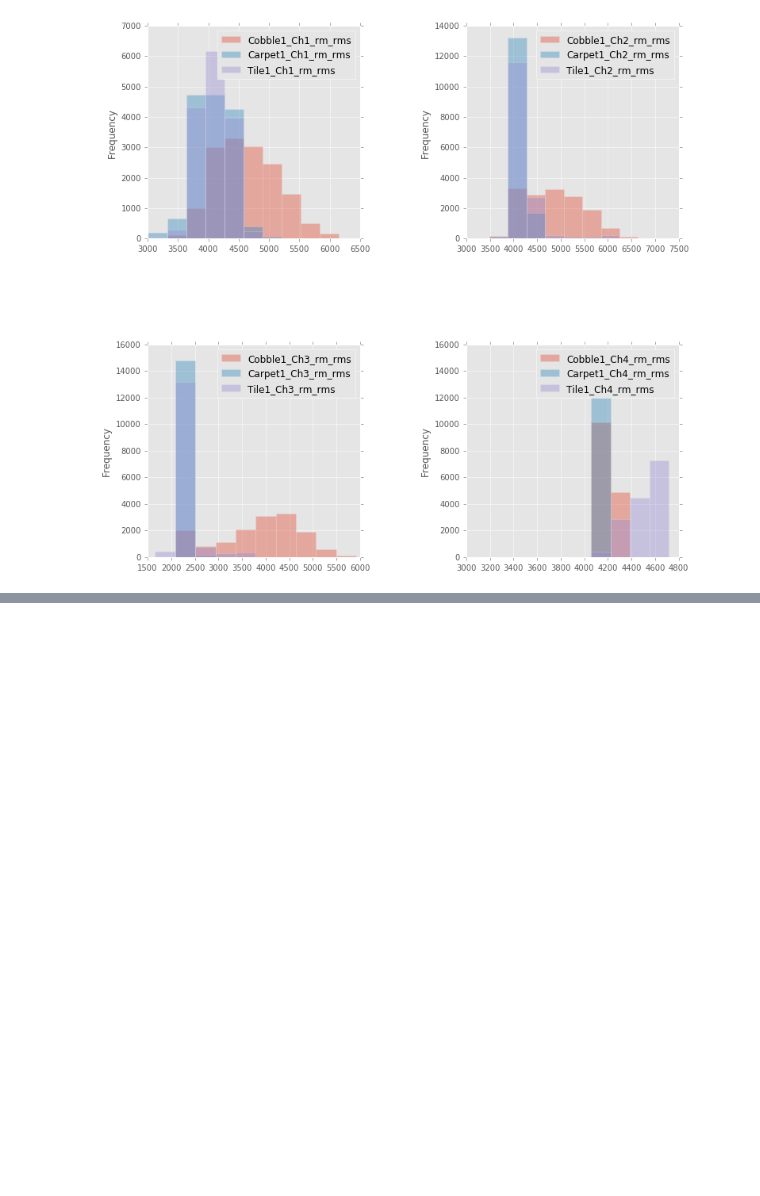
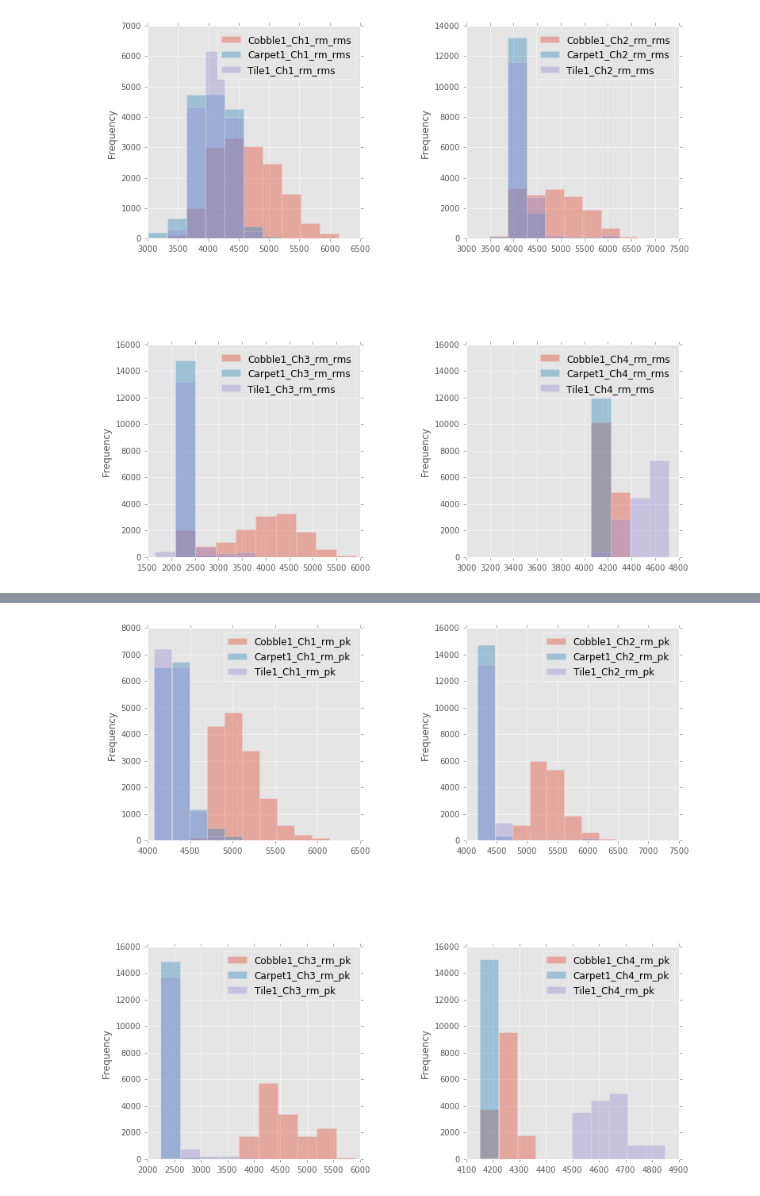
Before and after one commit to MoreCoffee12/AccelPlot, a Jupyter notebook: PythonScripts/ExploratoryAnalysis.ipynb, the cells around one changed output, grey strips where cells are left out. Cells and saved outputs as stored; diff of their text form; code cells hidden in the pictures; blank space fills up the shorter version.

```diff
--- a/PythonScripts/ExploratoryAnalysis.ipynb
+++ b/PythonScripts/ExploratoryAnalysis.ipynb
@@ -260,0 +297,5 @@ plotCorrChannel(strChannel)
+# %%
+strSuff = '_rm_pk'
+plotClasses(strClass, strSuff)
+# %% [output]
+[figure, added]
```
Also changed, not shown: parts of 39 cells of this notebook.
